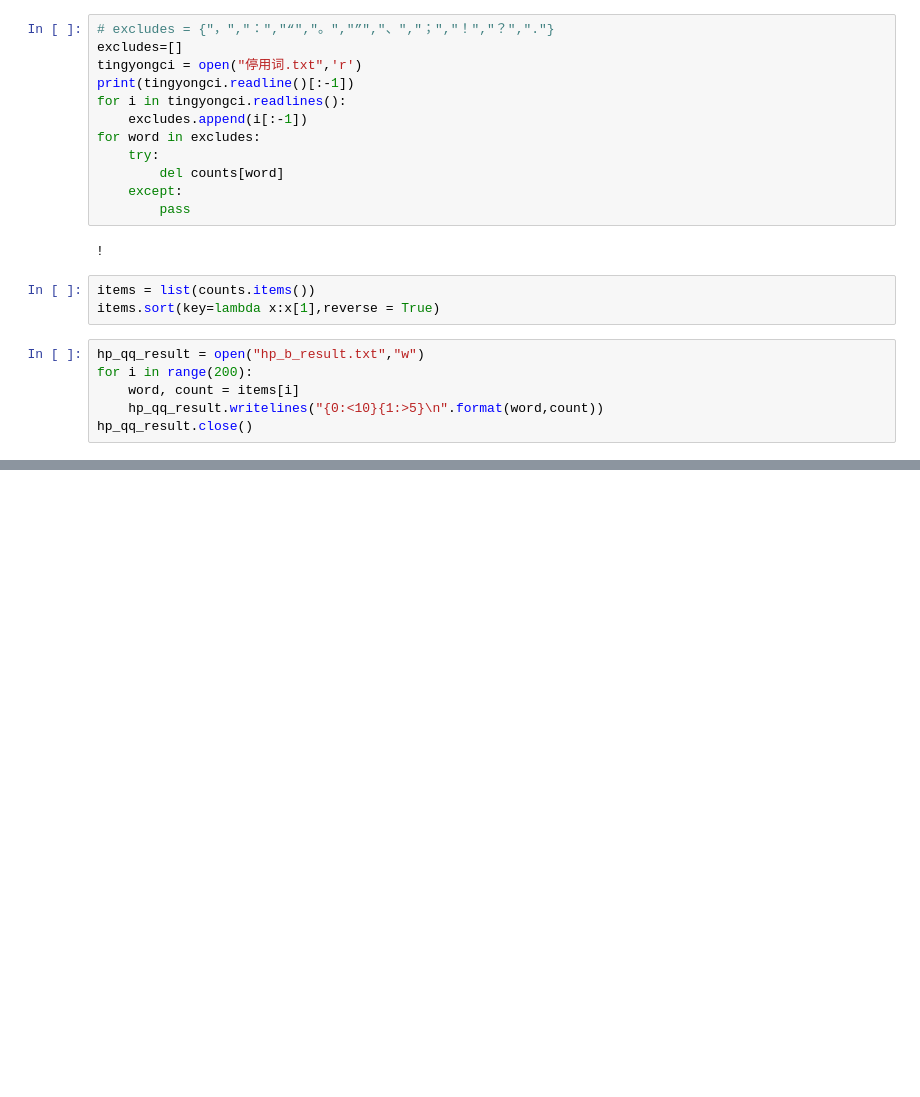
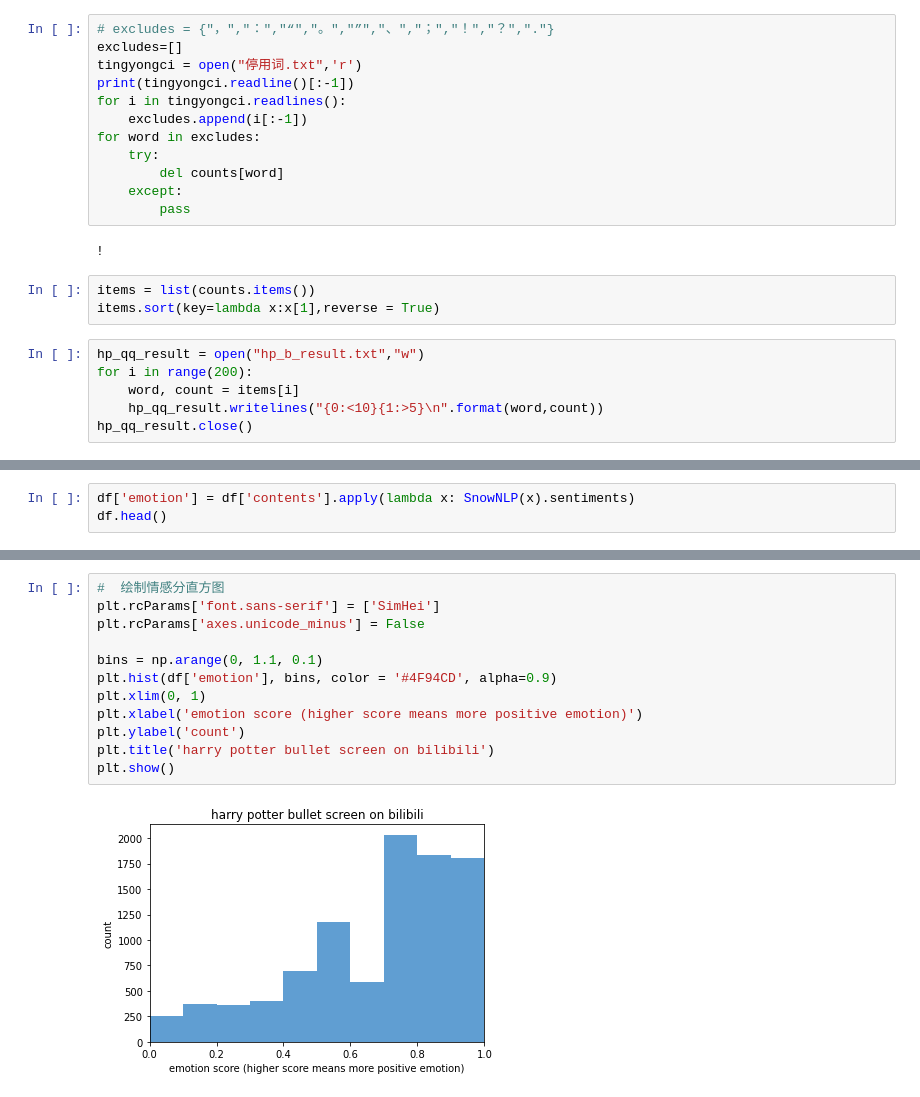
Before and after one commit to SmartChen2005/bullet-screen-analysis, a Jupyter notebook: hp-analysis-bilibili.ipynb, the cells around one changed output, grey strips where cells are left out. Cells and saved outputs as stored; diff of their text form; blank space fills up the shorter version.

```diff
--- a/hp-analysis-bilibili.ipynb
+++ b/hp-analysis-bilibili.ipynb
@@ -134,0 +142,3 @@ print(count)
+# %%
+df['emotion'] = df['contents'].apply(lambda x: SnowNLP(x).sentiments)
+df.head()
@@ -134,0 +164,14 @@ print(count)
+# %%
+#  绘制情感分直方图
+plt.rcParams['font.sans-serif'] = ['SimHei']
+plt.rcParams['axes.unicode_minus'] = False
+
+bins = np.arange(0, 1.1, 0.1)
+plt.hist(df['emotion'], bins, color = '#4F94CD', alpha=0.9)
+plt.xlim(0, 1)
+plt.xlabel('emotion score (higher score means more positive emotion)')
+plt.ylabel('count')
+plt.title('harry potter bullet screen on bilibili')
+plt.show()
+# %% [output]
+[figure, added]
```
Also changed, not shown: parts of 17 cells of this notebook, 8 other files.
